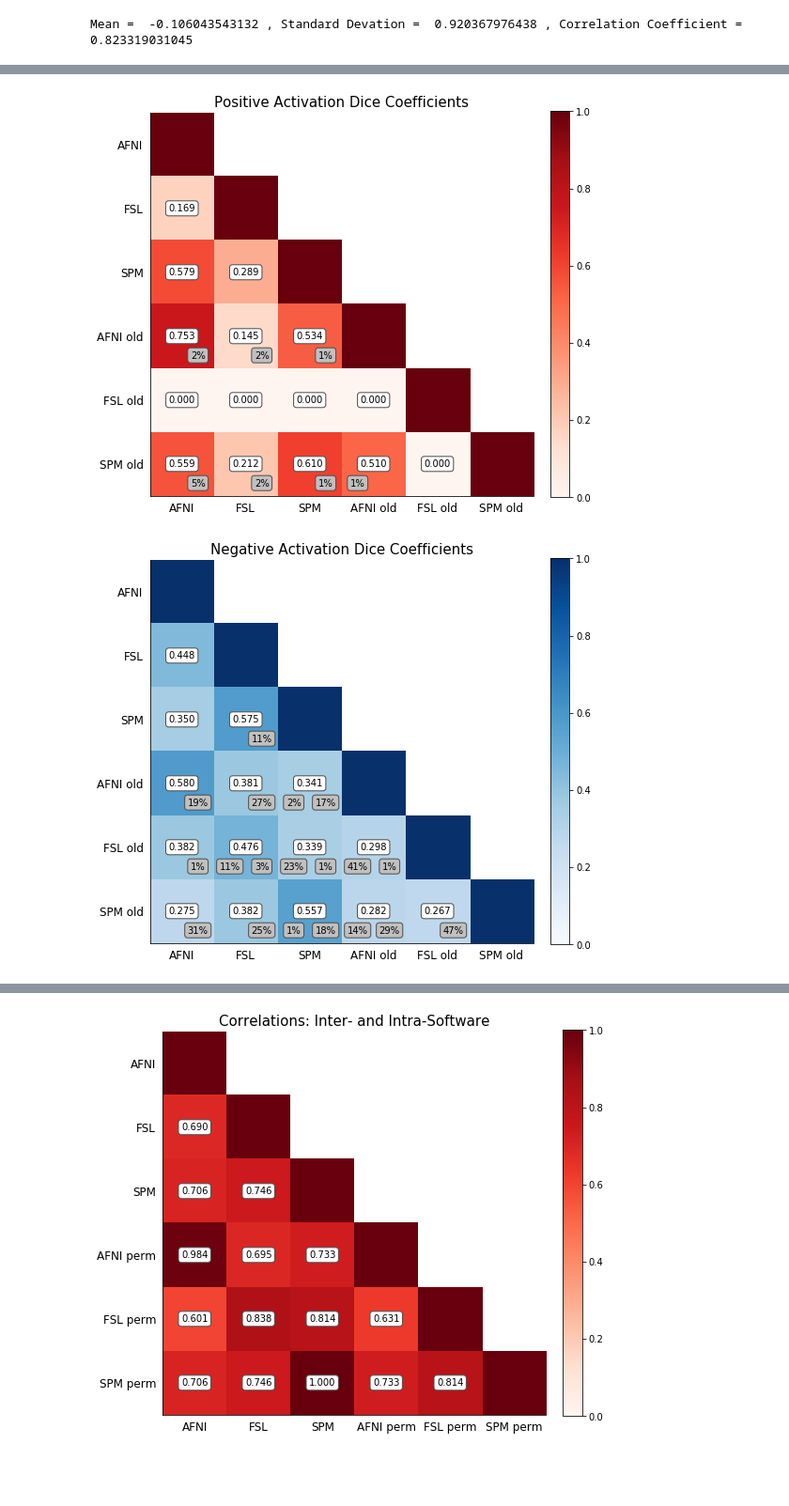
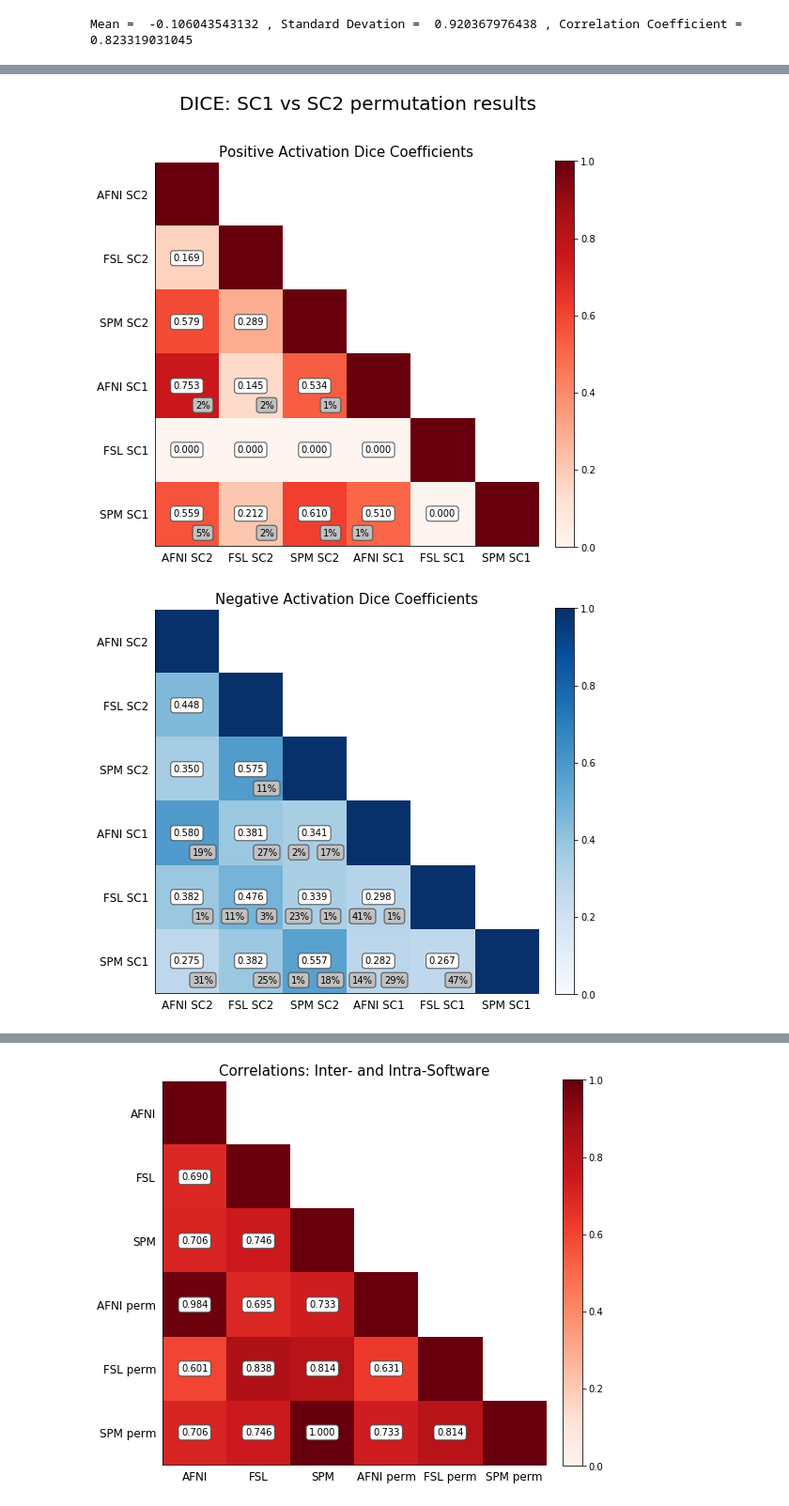
Before and after one commit to NISOx-BDI/SC2, a Jupyter notebook: figures/ds001_notebook.ipynb, the cells around one changed output, grey strips where cells are left out. Shown at 94% size. Cells and saved outputs as stored; diff of their text form; code cells hidden in the pictures; blank space fills up the shorter version.

Commit message:
updated dice figures with titles, and dice for AFNI/SPM design n FSL

```diff
--- a/figures/ds001_notebook.ipynb
+++ b/figures/ds001_notebook.ipynb
@@ -444,8 +444,8 @@ dice.dice_old_comparison(afni_exc_set_file, old_afni_exc_set_file, afni_exc_set_
 # %%
 dice.dice_old_comparison(afni_perm_pos_exc, old_afni_perm_pos_exc, afni_perm_neg_exc, old_afni_perm_neg_exc,
                          fsl_perm_pos_exc,  old_fsl_perm_pos_exc, fsl_perm_neg_exc, old_fsl_perm_neg_exc,
                          spm_perm_pos_exc,  old_spm_perm_pos_exc, spm_perm_neg_exc, old_spm_perm_neg_exc,
-                         afni_perm, old_afni_perm_z, fsl_perm, old_fsl_perm, spm_perm, old_spm_perm, study=study + '_perm')
+                         afni_perm, old_afni_perm_z, fsl_perm, old_fsl_perm, spm_perm, old_spm_perm, study=study + '_perm', perm=True)
 # %% [output]
-[figure, old version]
+[figure, new version]
-[figure, old version]
+[figure, new version]
```
Also changed, not shown: parts of 6 cells of this notebook, 2 other files.
